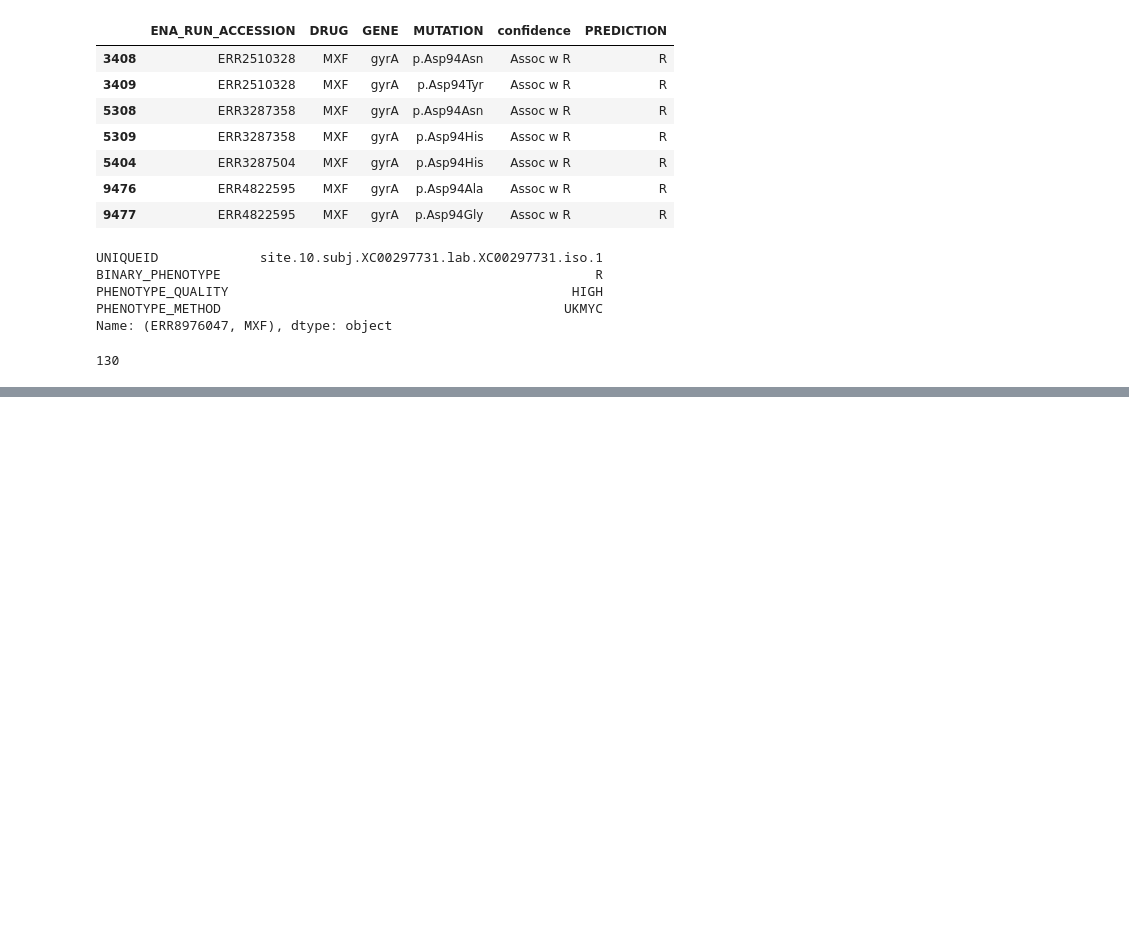
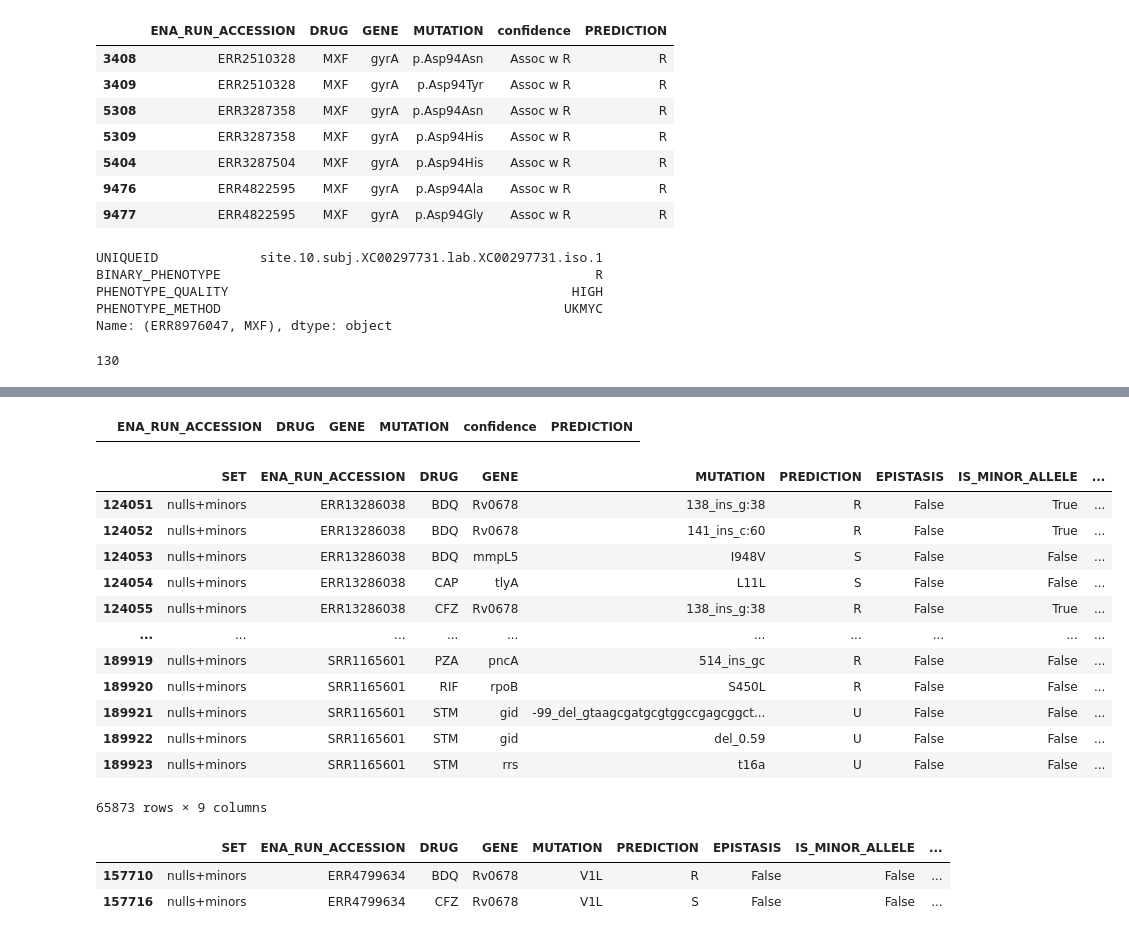
Before and after one commit to fowler-lab/validate-myco-amr, a Jupyter notebook: plot.ipynb, the cells around one changed output, grey strips where cells are left out. Cells and saved outputs as stored; diff of their text form; code cells hidden in the pictures; blank space fills up the shorter version.

```diff
--- a/plot.ipynb
+++ b/plot.ipynb
@@ -625,0 +995,28 @@ len('gatgggcggctatttcgagtccaggagtttgactcggttggcgggtcgattgttgggctggctgctggtgtgt')
+# %%
+EFFECTS_t[EFFECTS_t.MUTATION=='p.Stop187Trp']
+# %% [output]
+|  | ENA_RUN_ACCESSION | DRUG | GENE | MUTATION | confidence | PREDICTION |
+# %%
+EFFECTS_g = pandas.read_csv('dat/EFFECTS.csv')
+EFFECTS_g = EFFECTS_g[EFFECTS_g.SET=='nulls+minors']
+EFFECTS_g
+# %% [output]
+|  | SET | ENA_RUN_ACCESSION | DRUG | GENE | MUTATION | PREDICTION | EPISTASIS | IS_MINOR_ALLELE | ... |
+| 124051 | nulls+minors | ERR13286038 | BDQ | Rv0678 | 138_ins_g:38 | R | False | True | ... |
+| 124052 | nulls+minors | ERR13286038 | BDQ | Rv0678 | 141_ins_c:60 | R | False | True | ... |
+| 124053 | nulls+minors | ERR13286038 | BDQ | mmpL5 | I948V | S | False | False | ... |
+| 124054 | nulls+minors | ERR13286038 | CAP | tlyA | L11L | S | False | False | ... |
+| 124055 | nulls+minors | ERR13286038 | CFZ | Rv0678 | 138_ins_g:38 | R | False | True | ... |
+| ... | ... | ... | ... | ... | ... | ... | ... | ... | ... |
+| 189919 | nulls+minors | SRR1165601 | PZA | pncA | 514_ins_gc | R | False | False | ... |
+| 189920 | nulls+minors | SRR1165601 | RIF | rpoB | S450L | R | False | False | ... |
+| 189921 | nulls+minors | SRR1165601 | STM | gid | -99_del_gtaagcgatgcgtggccgagcggct... | U | False | False | ... |
+| 189922 | nulls+minors | SRR1165601 | STM | gid | del_0.59 | U | False | False | ... |
+| 189923 | nulls+minors | SRR1165601 | STM | rrs | t16a | U | False | False | ... |
+65873 rows × 9 columns
+# %%
+EFFECTS_g[EFFECTS_g.MUTATION=='V1L']
+# %% [output]
+|  | SET | ENA_RUN_ACCESSION | DRUG | GENE | MUTATION | PREDICTION | EPISTASIS | IS_MINOR_ALLELE | ... |
+| 157710 | nulls+minors | ERR4799634 | BDQ | Rv0678 | V1L | R | False | False | ... |
+| 157716 | nulls+minors | ERR4799634 | CFZ | Rv0678 | V1L | S | False | False | ... |
```
Also changed, not shown: parts of 28 cells of this notebook, 8 other files.
